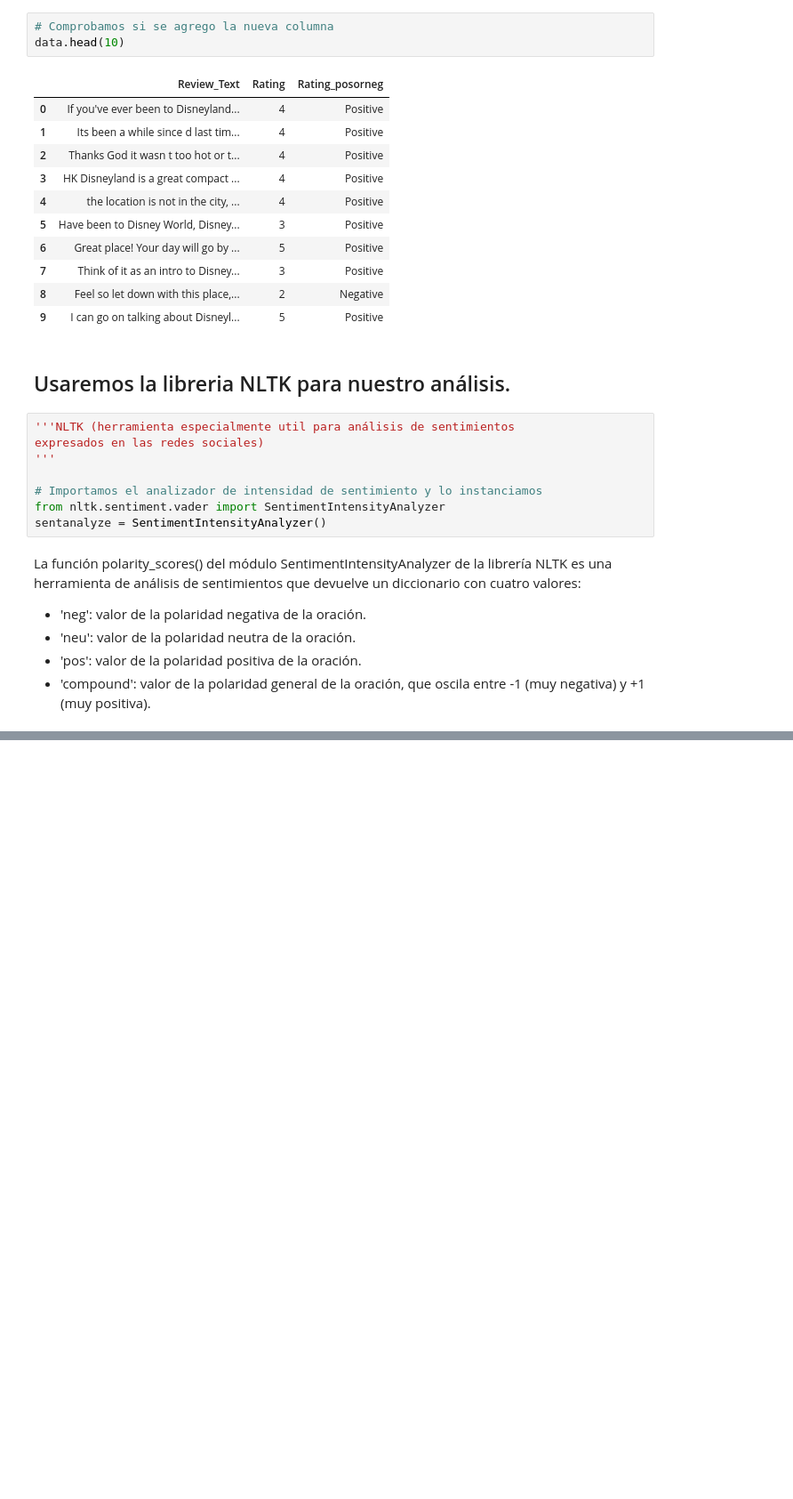
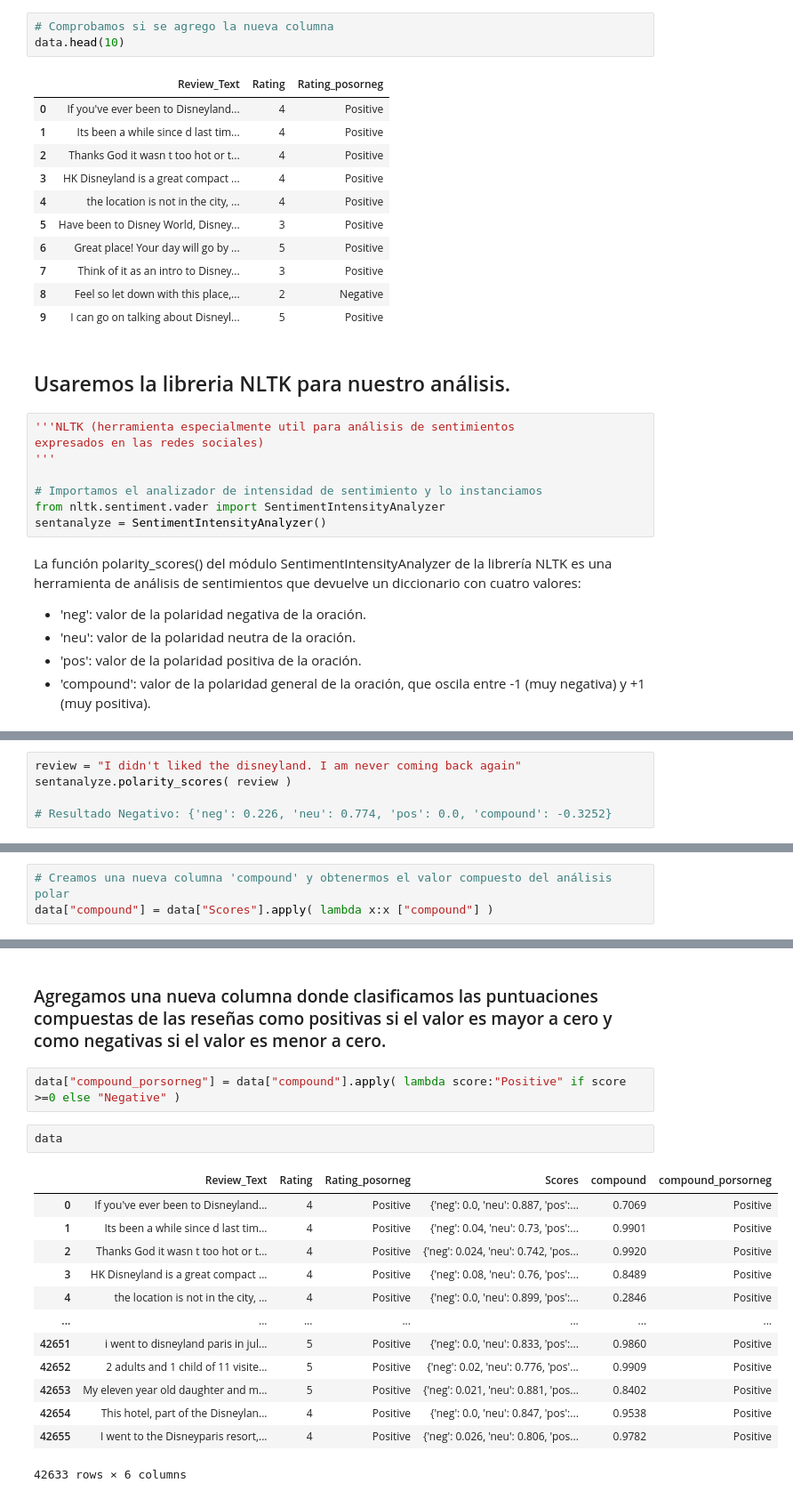
Before and after one commit to ricklarave/Reviews_de_Disneyland--Clasificacion_y_analisis_de_sentimientos, a Jupyter notebook: NaturalLanguageProcessing.ipynb, the cells around one changed output, grey strips where cells are left out. Shown: that part at 89% size. Cells and saved outputs as stored; diff of their text form; blank space fills up the shorter version.

Commit message:
análisis de sentimientos con NLTK parte 2 & Nuevas columnas

```diff
--- a/NaturalLanguageProcessing.ipynb
+++ b/NaturalLanguageProcessing.ipynb
@@ -266,0 +274,5 @@ sentanalyze.polarity_scores(review)
+# %%
+review = "I didn't liked the disneyland. I am never coming back again"
+sentanalyze.polarity_scores( review )
+
+# Resultado Negativo: {'neg': 0.226, 'neu': 0.774, 'pos': 0.0, 'compound': -0.3252}
@@ -290,0 +298,3 @@ Name: Scores, Length: 42633, dtype: object
+# %%
+# Creamos una nueva columna 'compound' y obtenermos el valor compuesto del análisis polar
+data["compound"] = data["Scores"].apply( lambda x:x ["compound"] )
@@ -290,0 +318,20 @@ Name: Scores, Length: 42633, dtype: object
+# %% [markdown]
+### Agregamos una nueva columna donde clasificamos las puntuaciones compuestas de las reseñas como positivas si el valor es mayor a cero y como negativas si el valor es menor a cero.
+# %%
+data["compound_porsorneg"] = data["compound"].apply( lambda score:"Positive" if score >=0 else "Negative" )
+# %%
+data
+# %% [output]
+|  | Review_Text | Rating | Rating_posorneg | Scores | compound | compound_porsorneg |
+| 0 | If you've ever been to Disneyland... | 4 | Positive | {'neg': 0.0, 'neu': 0.887, 'pos':... | 0.7069 | Positive |
+| 1 | Its been a while since d last tim... | 4 | Positive | {'neg': 0.04, 'neu': 0.73, 'pos':... | 0.9901 | Positive |
+| 2 | Thanks God it wasn t too hot or t... | 4 | Positive | {'neg': 0.024, 'neu': 0.742, 'pos... | 0.9920 | Positive |
+| 3 | HK Disneyland is a great compact ... | 4 | Positive | {'neg': 0.08, 'neu': 0.76, 'pos':... | 0.8489 | Positive |
+| 4 | the location is not in the city, ... | 4 | Positive | {'neg': 0.0, 'neu': 0.899, 'pos':... | 0.2846 | Positive |
+| ... | ... | ... | ... | ... | ... | ... |
+| 42651 | i went to disneyland paris in jul... | 5 | Positive | {'neg': 0.0, 'neu': 0.833, 'pos':... | 0.9860 | Positive |
+| 42652 | 2 adults and 1 child of 11 visite... | 5 | Positive | {'neg': 0.02, 'neu': 0.776, 'pos'... | 0.9909 | Positive |
+| 42653 | My eleven year old daughter and m... | 5 | Positive | {'neg': 0.021, 'neu': 0.881, 'pos... | 0.8402 | Positive |
+| 42654 | This hotel, part of the Disneylan... | 4 | Positive | {'neg': 0.0, 'neu': 0.847, 'pos':... | 0.9538 | Positive |
+| 42655 | I went to the Disneyparis resort,... | 4 | Positive | {'neg': 0.026, 'neu': 0.806, 'pos... | 0.9782 | Positive |
+42633 rows × 6 columns
```
Also changed, not shown: parts of 9 cells of this notebook.
